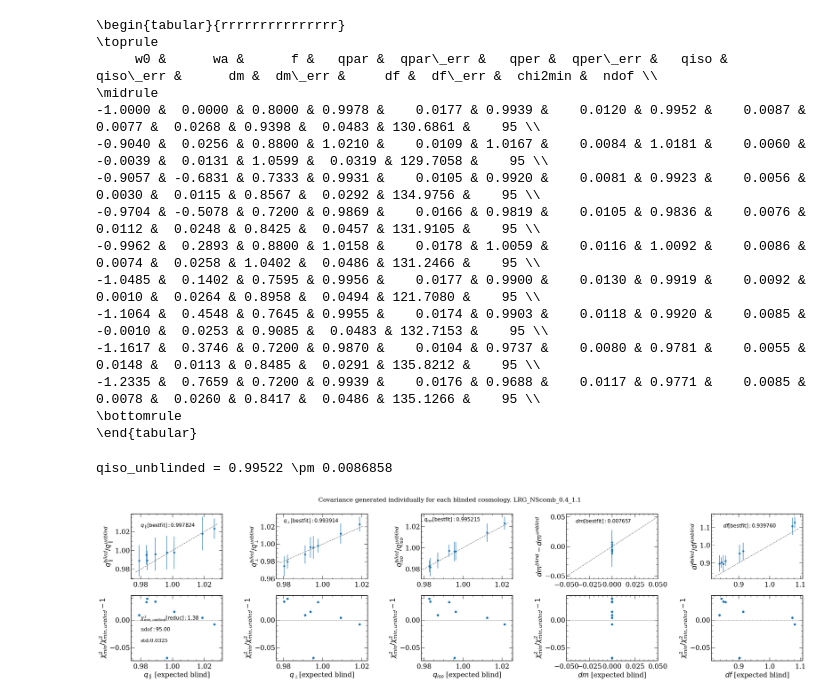
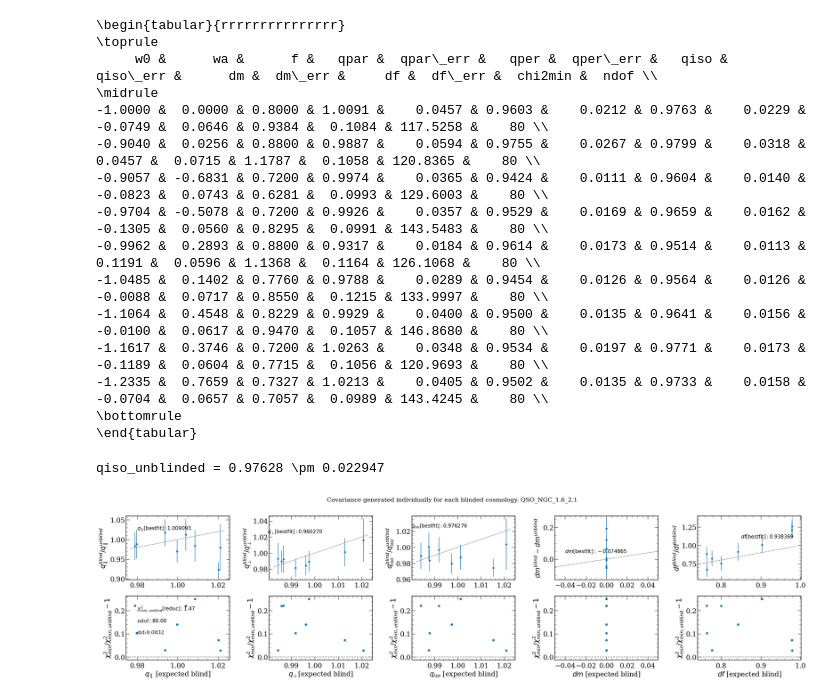
Before and after one commit to cosmodesi/desi-y1-kp45, a Jupyter notebook: blinding/nb/plot_fs.ipynb, the cells around one changed output. Saved outputs shown, nothing was run; the diff lists cells and outputs as text; code cells hidden in the pictures.

```diff
--- a/blinding/nb/plot_fs.ipynb
+++ b/blinding/nb/plot_fs.ipynb
@@ -25,15 +25,15 @@ plt.rcParams['xtick.major.width']  = 1
 plt.rcParams['ytick.major.width']  = 1
 plt.rcParams['xtick.major.pad']= 8
 # %%
-tracer = 'LRG'
-region = 'NScomb' # choices=['NGC', 'SGC', 'NS', 'S', 'NGCS', 'SGCS', 'N']
+tracer = 'QSO'
+region = 'NGC' # choices=['NGC', 'SGC', 'NS', 'S', 'NGCS', 'SGCS', 'N']
 theory_name = 'fs'
-clustering_statistics = 'pk' # choices=['pk', 'xi']
+clustering_statistics = 'xi' # choices=['pk', 'xi']
 zmin, zmax, b0 = {'LRG': (0.4, 1.1, 1.7), 'ELG': (1.1, 1.6, 0.84), 'QSO': (1.6, 2.1, 1.2)}[tracer]
 # %%
-base_dir = '/global/cfs/cdirs/desi/users/uendert/blinding/' #'..'
-profiles_fn = sorted(glob.glob(os.path.join(base_dir, 'blinded', 'test_w0-*', '{}'.format(theory_name), '{}'.format(clustering_statistics), 'profile_{}_{}_{}_{}.npy'.format(tracer, region, zmin, zmax))))
-profiles_unblinded_fn = os.path.join(base_dir, 'unblinded', '{}'.format(theory_name), '{}'.format(clustering_statistics),'profile_{}_{}_{}_{}.npy'.format(tracer, region, zmin, zmax))
+base_dir =  '/global/cfs/cdirs/desi/users/uendert/blinding/' #'/global/homes/u/uendert/desi-y1-kp45/blinding' #'..'
+profiles_fn = sorted(glob.glob(os.path.join(base_dir, 'blinded', 'test_w0-*','on-the-fly_covariance_matrix', '{}'.format(theory_name), '{}'.format(clustering_statistics), 'profile_{}_{}_{}_{}.npy'.format(tracer, region, zmin, zmax))))
+profiles_unblinded_fn = os.path.join(base_dir, 'unblinded','on-the-fly_covariance_matrix', '{}'.format(theory_name), '{}'.format(clustering_statistics),'profile_{}_{}_{}_{}.npy'.format(tracer, region, zmin, zmax))
 # %%
 from desilike.samples import Profiles
 # %%
@@ -165,21 +165,21 @@ print(df.to_latex(index=False,
 \toprule
      w0 &      wa &      f &   qpar &  qpar\_err &   qper &  qper\_err &   qiso &  qiso\_err &      dm &  dm\_err &     df &  df\_err &  chi2min &  ndof \\
 \midrule
--1.0000 &  0.0000 & 0.8000 & 0.9978 &    0.0177 & 0.9939 &    0.0120 & 0.9952 &    0.0087 &  0.0077 &  0.0268 & 0.9398 &  0.0483 & 130.6861 &    95 \\
--0.9040 &  0.0256 & 0.8800 & 1.0210 &    0.0109 & 1.0167 &    0.0084 & 1.0181 &    0.0060 & -0.0039 &  0.0131 & 1.0599 &  0.0319 & 129.7058 &    95 \\
--0.9057 & -0.6831 & 0.7333 & 0.9931 &    0.0105 & 0.9920 &    0.0081 & 0.9923 &    0.0056 &  0.0030 &  0.0115 & 0.8567 &  0.0292 & 134.9756 &    95 \\
--0.9704 & -0.5078 & 0.7200 & 0.9869 &    0.0166 & 0.9819 &    0.0105 & 0.9836 &    0.0076 &  0.0112 &  0.0248 & 0.8425 &  0.0457 & 131.9105 &    95 \\
--0.9962 &  0.2893 & 0.8800 & 1.0158 &    0.0178 & 1.0059 &    0.0116 & 1.0092 &    0.0086 &  0.0074 &  0.0258 & 1.0402 &  0.0486 & 131.2466 &    95 \\
--1.0485 &  0.1402 & 0.7595 & 0.9956 &    0.0177 & 0.9900 &    0.0130 & 0.9919 &    0.0092 &  0.0010 &  0.0264 & 0.8958 &  0.0494 & 121.7080 &    95 \\
--1.1064 &  0.4548 & 0.7645 & 0.9955 &    0.0174 & 0.9903 &    0.0118 & 0.9920 &    0.0085 & -0.0010 &  0.0253 & 0.9085 &  0.0483 & 132.7153 &    95 \\
--1.1617 &  0.3746 & 0.7200 & 0.9870 &    0.0104 & 0.9737 &    0.0080 & 0.9781 &    0.0055 &  0.0148 &  0.0113 & 0.8485 &  0.0291 & 135.8212 &    95 \\
--1.2335 &  0.7659 & 0.7200 & 0.9939 &    0.0176 & 0.9688 &    0.0117 & 0.9771 &    0.0085 &  0.0078 &  0.0260 & 0.8417 &  0.0486 & 135.1266 &    95 \\
+-1.0000 &  0.0000 & 0.8000 & 1.0091 &    0.0457 & 0.9603 &    0.0212 & 0.9763 &    0.0229 & -0.0749 &  0.0646 & 0.9384 &  0.1084 & 117.5258 &    80 \\
+-0.9040 &  0.0256 & 0.8800 & 0.9887 &    0.0594 & 0.9755 &    0.0267 & 0.9799 &    0.0318 &  0.0457 &  0.0715 & 1.1787 &  0.1058 & 120.8365 &    80 \\
+-0.9057 & -0.6831 & 0.7200 & 0.9974 &    0.0365 & 0.9424 &    0.0111 & 0.9604 &    0.0140 & -0.0823 &  0.0743 & 0.6281 &  0.0993 & 129.6003 &    80 \\
+-0.9704 & -0.5078 & 0.7200 & 0.9926 &    0.0357 & 0.9529 &    0.0169 & 0.9659 &    0.0162 & -0.1305 &  0.0560 & 0.8295 &  0.0991 & 143.5483 &    80 \\
+-0.9962 &  0.2893 & 0.8800 & 0.9317 &    0.0184 & 0.9614 &    0.0173 & 0.9514 &    0.0113 &  0.1191 &  0.0596 & 1.1368 &  0.1164 & 126.1068 &    80 \\
+-1.0485 &  0.1402 & 0.7760 & 0.9788 &    0.0289 & 0.9454 &    0.0126 & 0.9564 &    0.0126 & -0.0088 &  0.0717 & 0.8550 &  0.1215 & 133.9997 &    80 \\
+-1.1064 &  0.4548 & 0.8229 & 0.9929 &    0.0400 & 0.9500 &    0.0135 & 0.9641 &    0.0156 & -0.0100 &  0.0617 & 0.9470 &  0.1057 & 146.8680 &    80 \\
+-1.1617 &  0.3746 & 0.7200 & 1.0263 &    0.0348 & 0.9534 &    0.0197 & 0.9771 &    0.0173 & -0.1189 &  0.0604 & 0.7715 &  0.1056 & 120.9693 &    80 \\
+-1.2335 &  0.7659 & 0.7327 & 1.0213 &    0.0405 & 0.9502 &    0.0135 & 0.9733 &    0.0158 & -0.0704 &  0.0657 & 0.7057 &  0.0989 & 143.4245 &    80 \\
 \bottomrule
 \end{tabular}
 # %%
 print(r'qiso_unblinded = {:.5} \pm {:.5}'.format(bestfit_unblinded['qiso'], qiso_error_unblinded['qiso'] ))
 # %% [output]
-qiso_unblinded = 0.99522 \pm 0.0086858
+qiso_unblinded = 0.97628 \pm 0.022947
 # %%
 fig, ax = plt.subplots(2, 5, sharex='col')
 
@@ -226,32 +226,32 @@ ax[1, 2].set(ylabel=r'$\chi^2_{min} / \chi^2_{min, unblind} - 1$', xlabel=r'$q_{
 ax[1, 2].axhline(y=0., color='gray', linestyle='--')
 
 ax[0, 3].errorbar(expected['dm'], bestfit['dm'] - bestfit_unblinded['dm'], yerr=error['dm'], fmt='p') #row=0, col=0
 ax[0, 3].tick_params('x', labelbottom=True)
 ax[0, 3].set(ylabel=r'$dm^{blind} - dm^{unblind}$')
 ax[0, 3].set_xlim(-0.05, 0.05)
 ax[0, 3].plot(ax[0, 3].get_xlim(), ax[0, 3].get_xlim(), c='gray', linestyle='--')
 ax[0, 3].text(-0.04, 0.04, r'$dm{\rm[bestfit]}: %f$' % (bestfit_unblinded['dm']), fontsize=15)
 
 ax[1, 3].scatter(expected['dm'], bestfit['chi2min'] / bestfit_unblinded['chi2min'] - 1.) #row=1, col=0
 ax[1, 3].set(ylabel=r'$\chi^2_{min} / \chi^2_{min, unblind} - 1$', xlabel=r'$dm$ [expected blind]')
 ax[1, 3].axhline(y=0., color='gray', linestyle='--')
 
 ax[0, 4].errorbar(expected['df'], bestfit['df'] / bestfit_unblinded['df'], yerr=error['df'], fmt='p') #row=0, col=0
 ax[0, 4].tick_params('x', labelbottom=True)
 ax[0, 4].set(ylabel=r'$df^{blind} / df^{unblind}$')
 ax[0, 4].plot(ax[0, 4].get_xlim(), ax[0, 4].get_xlim(), c='gray', linestyle='--')
 ax[0, 4].text(0.85, 1.1, r'$df{\rm[bestfit]}: %f$' % (bestfit_unblinded['df']), fontsize=15)
 
 ax[1, 4].scatter(expected['df'], bestfit['chi2min'] / bestfit_unblinded['chi2min'] - 1.) #row=1, col=0
 ax[1, 4].set(ylabel=r'$\chi^2_{min} / \chi^2_{min, unblind} - 1$', xlabel=r'$df$ [expected blind]')
 ax[1, 4].axhline(y=0., color='gray', linestyle='--')
 
-if clustering_statistics == 'pk':
+if clustering_statistics == 'xi':
     fig.suptitle('Covariance generated individually for each blinded cosmology. {}_{}_{}_{}'.format(tracer, region, zmin, zmax), fontsize=18)
 else:
     fig.suptitle('Same covariance generated with unblinded cosmology. {}_{}_{}_{}'.format(tracer, region, zmin, zmax), fontsize=18)
 plt.tight_layout()
 # plt.savefig(os.path.join(base_dir, 'blinded', '{}_one2one_plot_{}_{}_{}_{}.png'.format(clustering_statistics, tracer, region, zmin, zmax)))
 plt.show()
 # %% [output]
-[figure, old version]
+[figure, new version]
```
Also changed, not shown: parts of 5 cells of this notebook, 1 other file.
